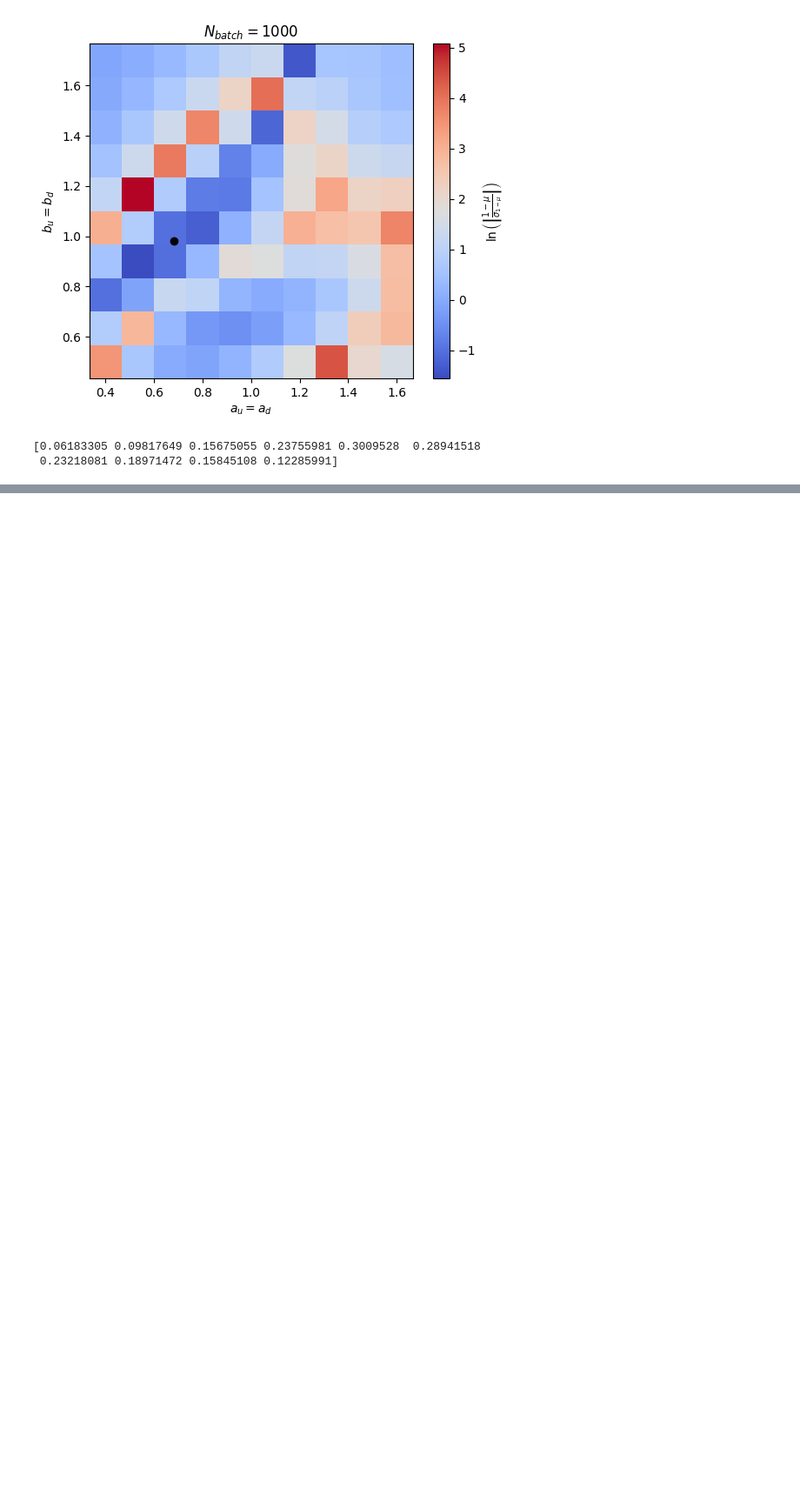
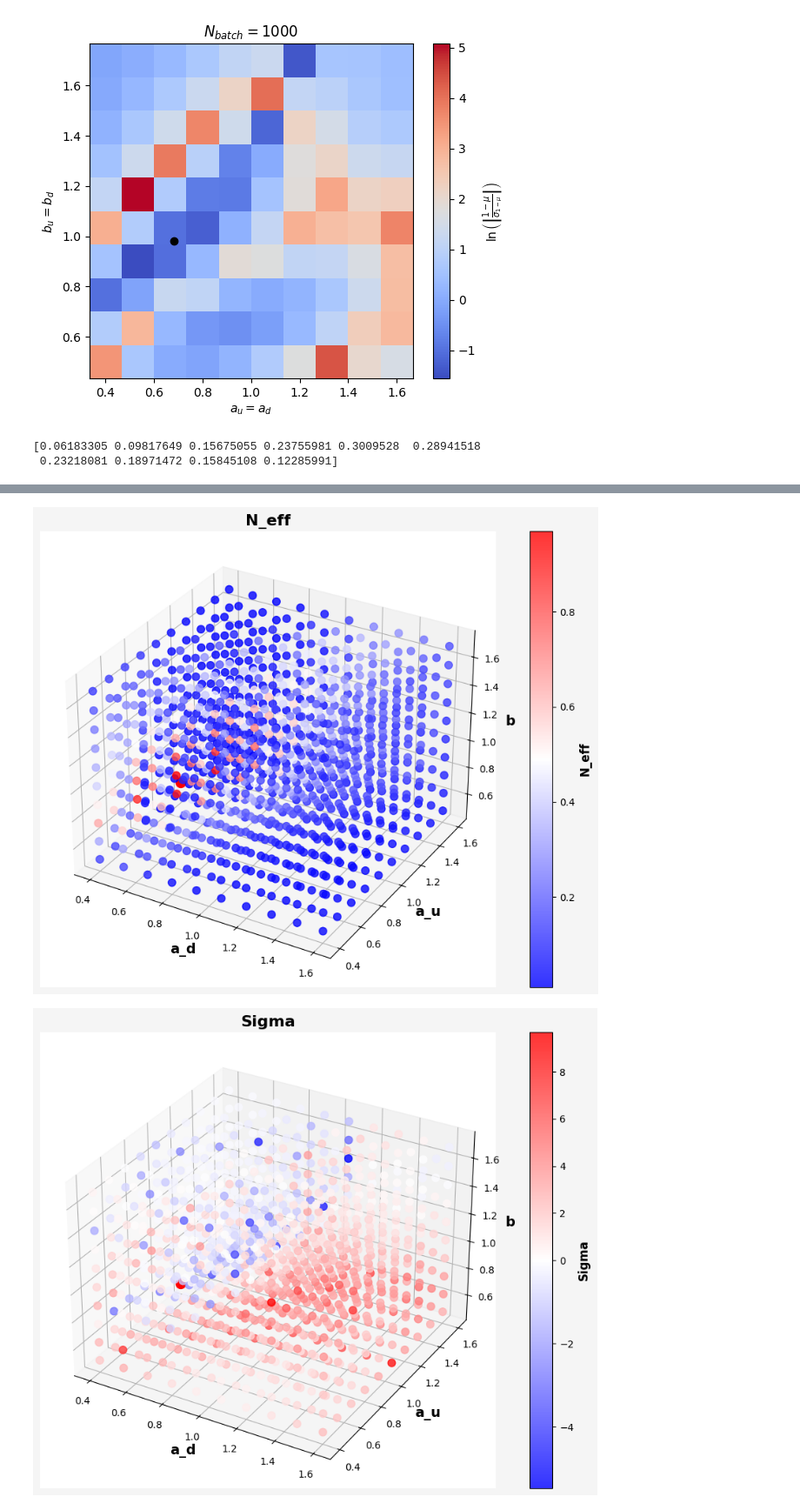
Before and after one commit to tonymenzo/RSA, a Jupyter notebook: src/RSA_nD_metric_calc.ipynb, the cells around one changed output, grey strips where cells are left out. Shown at 87% size. Drawn from its saved outputs; the diff is of its cells as text; code cells hidden in the pictures; blank space fills up the shorter version.

```diff
--- a/src/RSA_nD_metric_calc.ipynb
+++ b/src/RSA_nD_metric_calc.ipynb
@@ -744,18 +839,19 @@ for iad in range(Ad.shape[0]):
 # %%
 # Saving files
-nevents = 10
-Neffs_file_name = f'Neffs_3d1_N{nevents}'
-Sigma_file_name = 'Sigmas_3d1_N{nevents}'
-A_file_name = 'Ad_3d1_N{nevents}'
-B_file_name = 'B_3d1_N{nevents}'
-C_file_name = 'Au_3d1_N{nevents}'
+nevents = 100
+grid_res = 10
+Neffs_file_name = f'Neffs_3d1_N{nevents}_grid{grid_res}'
+Sigma_file_name = f'Sigmas_3d1_N{nevents}_grid{grid_res}'
+A_file_name = f'Ad_3d1_N{nevents}_grid{grid_res}'
+B_file_name = f'B_3d1_N{nevents}_grid{grid_res}'
+C_file_name = f'Au_3d1_N{nevents}_grid{grid_res}'
 
 
-# np.save('/pscratch/sd/l/ljpuslar/RSA/RSA/src/temp_results/Metrics/' + Neffs_file_name, Neffs)
-# np.save('/pscratch/sd/l/ljpuslar/RSA/RSA/src/temp_results/Metrics/' + Sigma_file_name, Sigmas)
-# np.save('/pscratch/sd/l/ljpuslar/RSA/RSA/src/temp_results/Metrics/' + A_file_name, Ad)
-# np.save('/pscratch/sd/l/ljpuslar/RSA/RSA/src/temp_results/Metrics/' + B_file_name, B)
-# np.save('/pscratch/sd/l/ljpuslar/RSA/RSA/src/temp_results/Metrics/' + C_file_name, Au)
+np.save('/pscratch/sd/l/ljpuslar/RSA/RSA/src/temp_results/Metrics/' + Neffs_file_name, Neffs)
+np.save('/pscratch/sd/l/ljpuslar/RSA/RSA/src/temp_results/Metrics/' + Sigma_file_name, Sigmas)
+np.save('/pscratch/sd/l/ljpuslar/RSA/RSA/src/temp_results/Metrics/' + A_file_name, Ad)
+np.save('/pscratch/sd/l/ljpuslar/RSA/RSA/src/temp_results/Metrics/' + B_file_name, B)
+np.save('/pscratch/sd/l/ljpuslar/RSA/RSA/src/temp_results/Metrics/' + C_file_name, Au)
 
 # Loading the saved files into variables with '_loaded' suffix
 Neffs_loaded = np.load('temp_results/Metrics/' + Neffs_file_name + '.npy')
@@ -765,6 +861,7 @@ B_loaded = np.load('temp_results/Metrics/' + B_file_name + '.npy')
 Au_loaded = np.load('temp_results/Metrics/' + C_file_name + '.npy')
 # %%
 # %matplotlib notebook
+from matplotlib.colors import TwoSlopeNorm
 
 
 # Assuming the variables Ad_loaded, Au_loaded, B_loaded, and Neffs_loaded are already defined and loaded with data
@@ -779,7 +876,7 @@ fig = plt.figure(figsize=(10, 7))
 ax = fig.add_subplot(111, projection='3d')
 
 # Scatter plot with a color map
-scat = ax.scatter(x_vals, y_vals, z_vals, c=N_eff, cmap='viridis', s=60, alpha=0.8)
+scat = ax.scatter(x_vals, y_vals, z_vals, c=N_eff, cmap='bwr', s=60, alpha=0.8)
 ax.scatter(0.68,0.68,0.98, s=100, c='red')
 
 # Labels and title with larger font size and bold styling
@@ -818,7 +915,8 @@ fig = plt.figure(figsize=(10, 7))
 ax = fig.add_subplot(111, projection='3d')
 
 # Scatter plot with a color map
-scat = ax.scatter(x_vals, y_vals, z_vals, c=Sigmas, cmap='viridis', s=60, alpha=0.8)
+norm = TwoSlopeNorm(vmin=np.min(Sigmas), vcenter=0, vmax=np.max(Sigmas))
+scat = ax.scatter(x_vals, y_vals, z_vals, c=Sigmas, cmap='bwr',norm=norm, s=60, alpha=0.8)
 ax.scatter(0.68,0.68,0.98, s=100, c='red')
 
 # Labels and title with larger font size and bold styling
@@ -849,0 +944,2 @@ plt.show()
+[figure, added]
+[figure, added]
```
Also changed, not shown: parts of 9 cells of this notebook, 3 other files.
